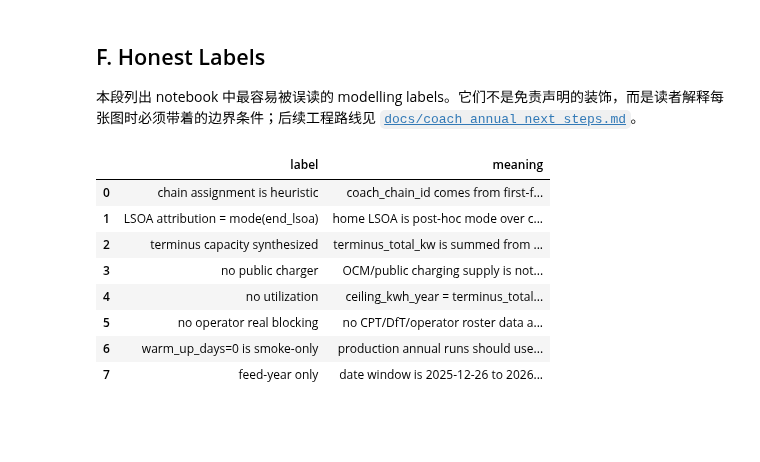
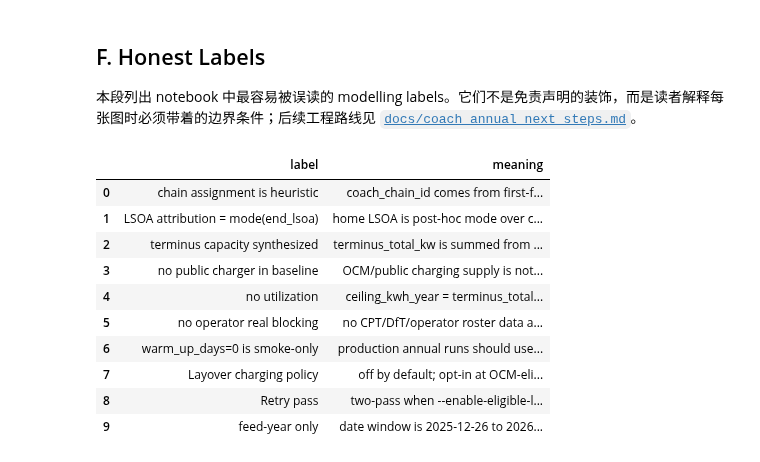
Before and after one commit to zhichuanma/Modelling, a Jupyter notebook: notebooks/04_coach_annual_simulation.ipynb, the cells around one changed output. Cells and saved outputs as stored; diff of their text form; code cells hidden in the pictures; blank space fills up the shorter version.

```diff
--- a/notebooks/04_coach_annual_simulation.ipynb
+++ b/notebooks/04_coach_annual_simulation.ipynb
@@ -445,28 +442,32 @@ else:
 # %%
 honest_labels = pd.DataFrame(
     [
         ("chain assignment is heuristic", "coach_chain_id comes from first-fit by start_h, not real operator blocking"),
         ("LSOA attribution = mode(end_lsoa)", "home LSOA is post-hoc mode over chain end_lsoa values"),
         ("terminus capacity synthesized", "terminus_total_kw is summed from simulated chain charger ratings"),
-        ("no public charger", "OCM/public charging supply is not included in E.5"),
+        ("no public charger in baseline", "OCM/public charging supply is not included in E.5 baseline"),
         ("no utilization", "ceiling_kwh_year = terminus_total_kw * 8760, with no utilisation coefficient"),
         ("no operator real blocking", "no CPT/DfT/operator roster data are used"),
         ("warm_up_days=0 is smoke-only", f"production annual runs should use WARMUP_DAYS={WARMUP_DAYS}"),
+        ("Layover charging policy", "off by default; opt-in at OCM-eligible LSOAs"),
+        ("Retry pass", "two-pass when --enable-eligible-layover-retry is set; pass 1 layover-off, pass 2 only at chain LSOAs with Rapid+ OCM public stations"),
         ("feed-year only", f"date window is {COACH_FEED_YEAR_START} to {COACH_FEED_YEAR_END}"),
     ],
     columns=["label", "meaning"],
 )
 display(honest_labels)
 # %% [output]
 |  | label | meaning |
 | 0 | chain assignment is heuristic | coach_chain_id comes from first-f... |
 | 1 | LSOA attribution = mode(end_lsoa) | home LSOA is post-hoc mode over c... |
 | 2 | terminus capacity synthesized | terminus_total_kw is summed from ... |
-| 3 | no public charger | OCM/public charging supply is not... |
+| 3 | no public charger in baseline | OCM/public charging supply is not... |
 | 4 | no utilization | ceiling_kwh_year = terminus_total... |
 | 5 | no operator real blocking | no CPT/DfT/operator roster data a... |
 | 6 | warm_up_days=0 is smoke-only | production annual runs should use... |
-| 7 | feed-year only | date window is 2025-12-26 to 2026... |
+| 7 | Layover charging policy | off by default; opt-in at OCM-eli... |
+| 8 | Retry pass | two-pass when --enable-eligible-l... |
+| 9 | feed-year only | date window is 2025-12-26 to 2026... |
 # %%
 print(f"notebook executed in {time.time() - NOTEBOOK_START:.1f}s")
 # %% [output]
```
Also changed, not shown: parts of 11 cells of this notebook, 33 other files.
